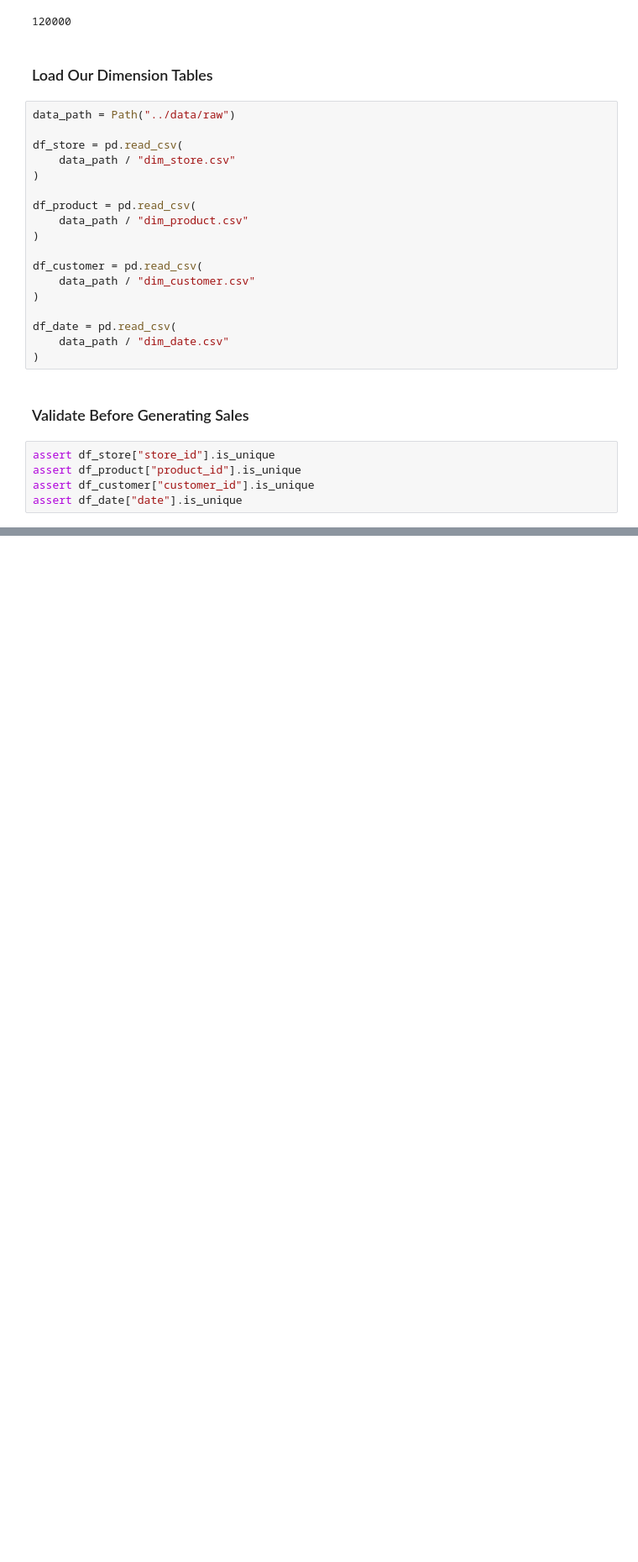
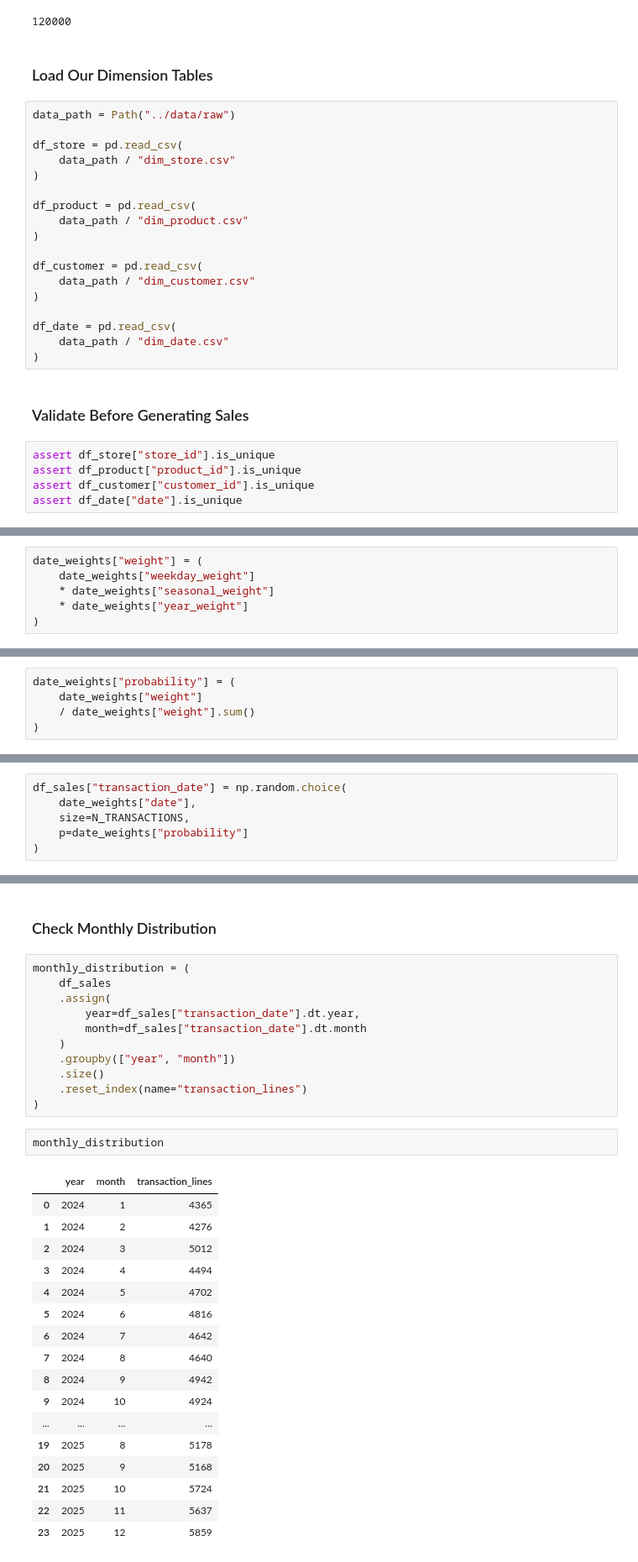
Before and after one commit to Abu-Hozaifa-Retail-Analyst/Retail-Sales-And-Store-Performance-Analytics, a Jupyter notebook: python/05_generate_sales_transactions.ipynb, the cells around one changed output, grey strips where cells are left out. Shown at 84% size. Saved outputs shown, nothing was run; the diff lists cells and outputs as text; blank space fills up the shorter version.

Commit message:
Generate transaction skeleton and realistic dates

```diff
--- a/python/05_generate_sales_transactions.ipynb
+++ b/python/05_generate_sales_transactions.ipynb
@@ -39,0 +158,6 @@ assert df_date["date"].is_unique
+# %%
+date_weights["weight"] = (
+    date_weights["weekday_weight"]
+    * date_weights["seasonal_weight"]
+    * date_weights["year_weight"]
+)
@@ -39,0 +188,5 @@ assert df_date["date"].is_unique
+# %%
+date_weights["probability"] = (
+    date_weights["weight"]
+    / date_weights["weight"].sum()
+)
@@ -39,0 +206,6 @@ assert df_date["date"].is_unique
+# %%
+df_sales["transaction_date"] = np.random.choice(
+    date_weights["date"],
+    size=N_TRANSACTIONS,
+    p=date_weights["probability"]
+)
@@ -39,0 +266,33 @@ assert df_date["date"].is_unique
+# %% [markdown]
+### Check Monthly Distribution
+# %%
+monthly_distribution = (
+    df_sales
+    .assign(
+        year=df_sales["transaction_date"].dt.year,
+        month=df_sales["transaction_date"].dt.month
+    )
+    .groupby(["year", "month"])
+    .size()
+    .reset_index(name="transaction_lines")
+)
+# %%
+monthly_distribution
+# %% [output]
+|  | year | month | transaction_lines |
+| 0 | 2024 | 1 | 4365 |
+| 1 | 2024 | 2 | 4276 |
+| 2 | 2024 | 3 | 5012 |
+| 3 | 2024 | 4 | 4494 |
+| 4 | 2024 | 5 | 4702 |
+| 5 | 2024 | 6 | 4816 |
+| 6 | 2024 | 7 | 4642 |
+| 7 | 2024 | 8 | 4640 |
+| 8 | 2024 | 9 | 4942 |
+| 9 | 2024 | 10 | 4924 |
+| ... | ... | ... | ... |
+| 19 | 2025 | 8 | 5178 |
+| 20 | 2025 | 9 | 5168 |
+| 21 | 2025 | 10 | 5724 |
+| 22 | 2025 | 11 | 5637 |
+| 23 | 2025 | 12 | 5859 |
```
Also changed, not shown: parts of 40 cells of this notebook.
